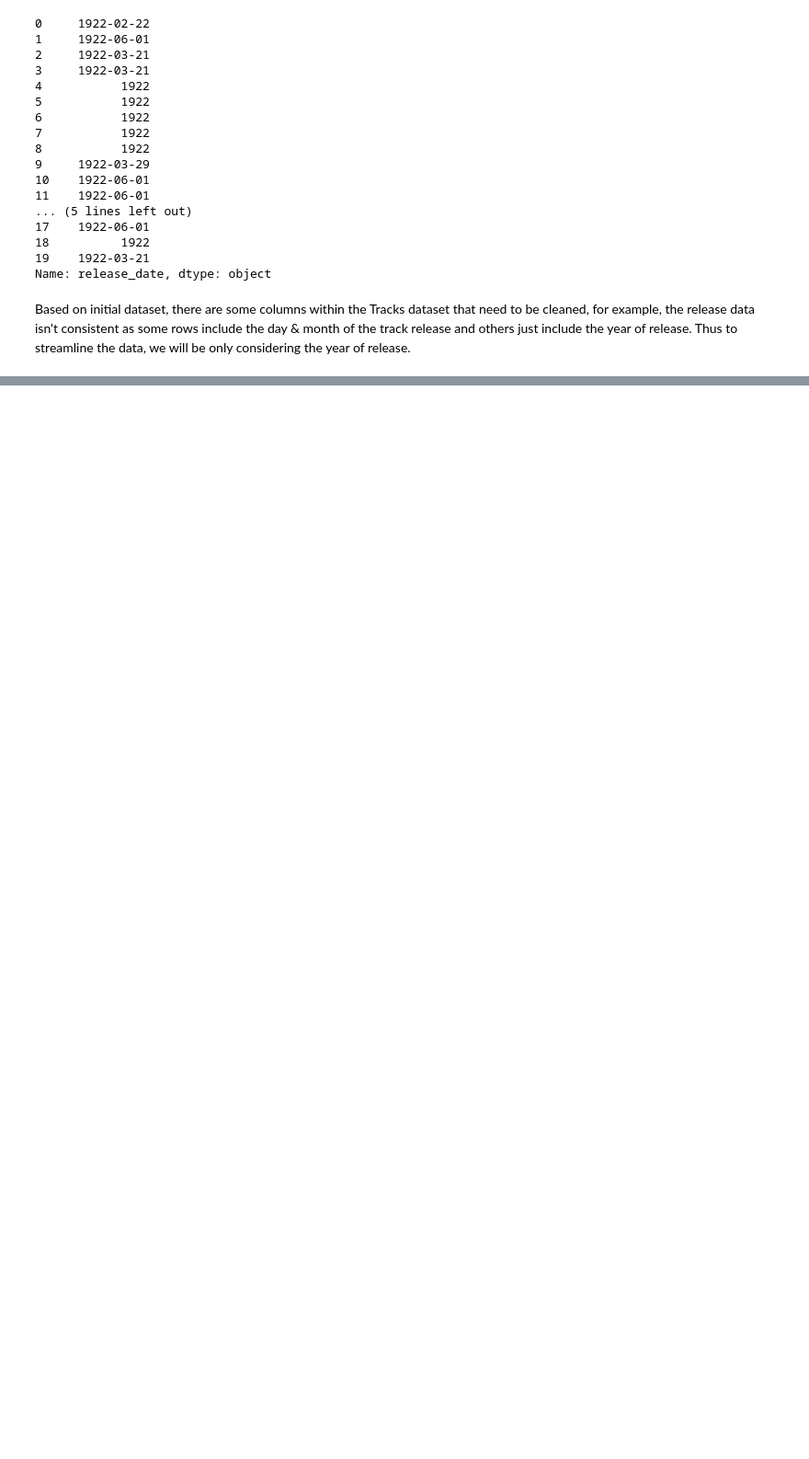
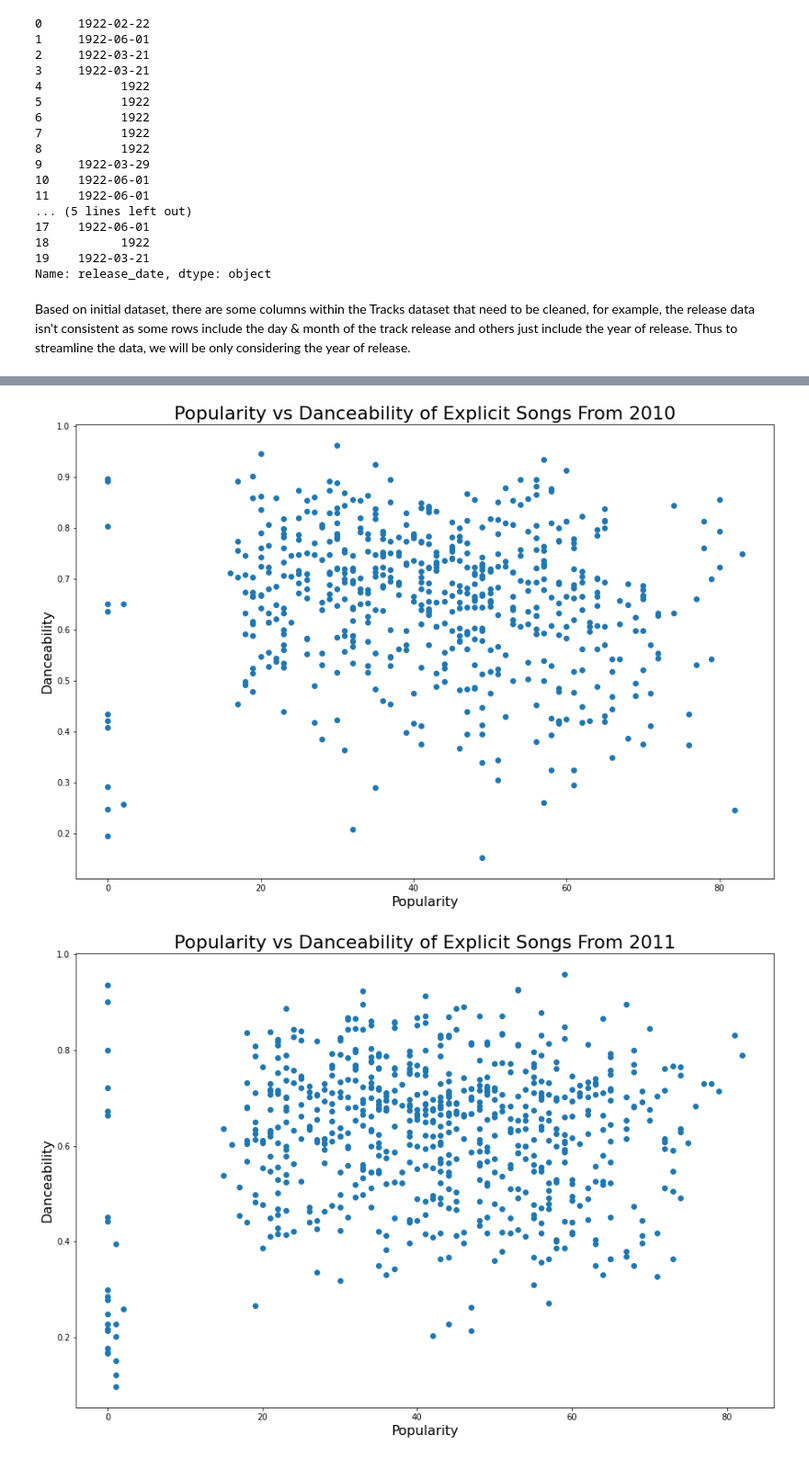
Before and after one commit to afaboro/CMSC320-FinalTutorial, a Jupyter notebook: CMSC320 - Data Science Tutorial.ipynb, the cells around one changed output, grey strips where cells are left out. Shown at 92% size. Saved outputs shown, nothing was run; the diff lists cells and outputs as text; code cells hidden in the pictures; blank space fills up the shorter version.

```diff
--- a/CMSC320 - Data Science Tutorial.ipynb
+++ b/CMSC320 - Data Science Tutorial.ipynb
@@ -160,0 +157,13 @@ tracks_ne.head()
+# %%
+years = range(2010, 2019)
+for i in years:
+    by_year = tracks_ex[tracks_ex['release_date'] == i]
+    fig = plt.figure(figsize=(15, 10))
+    plt.scatter(x = by_year['popularity'], y = by_year['danceability'])
+    plt.ylabel('Danceability', size = 16)
+    plt.xlabel('Popularity', size = 16)
+    plt.title('Popularity vs Danceability of Explicit Songs From ' + str(i), size = 22)
+    by_year = pd.DataFrame()
+# %% [output]
+[figure, added]
+[figure, added]
```
Also changed, not shown: parts of 12 cells of this notebook.
